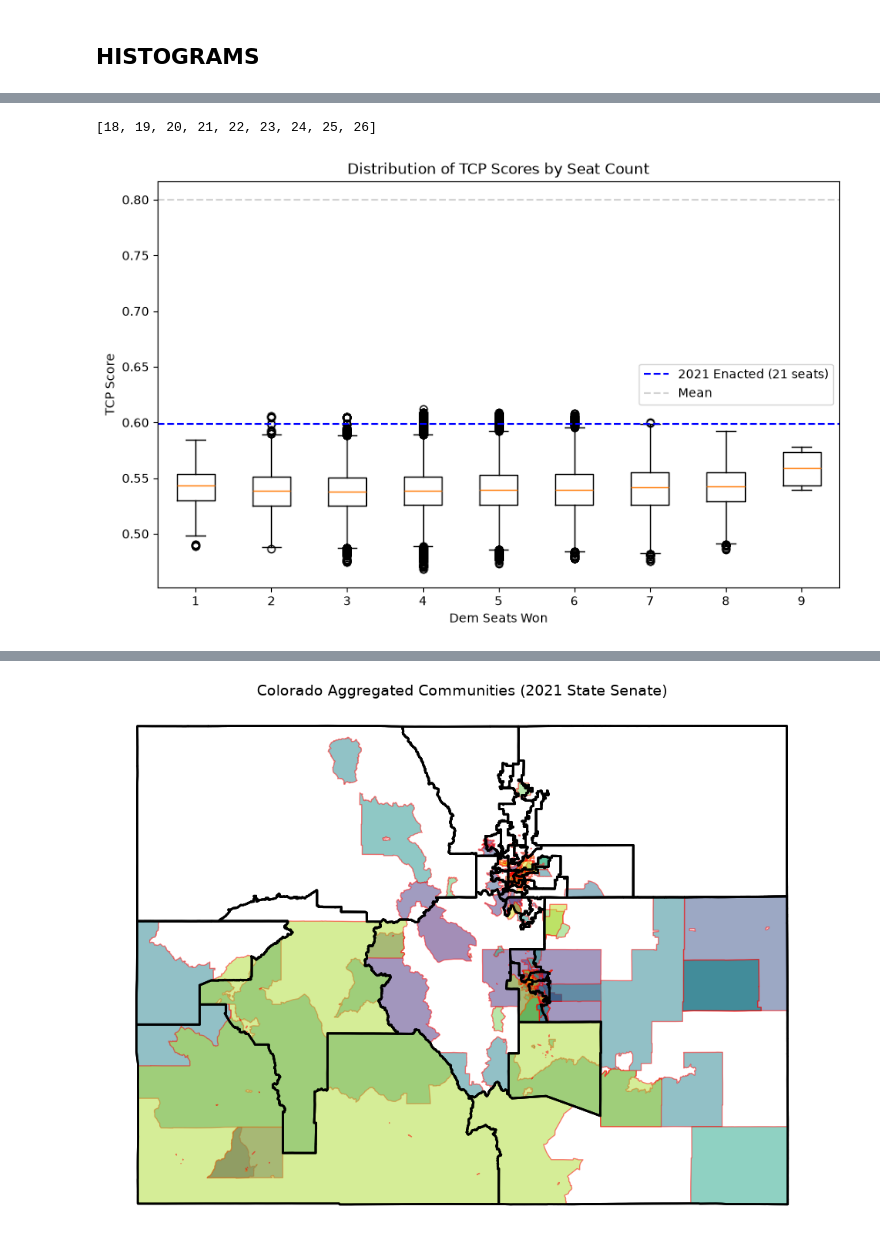
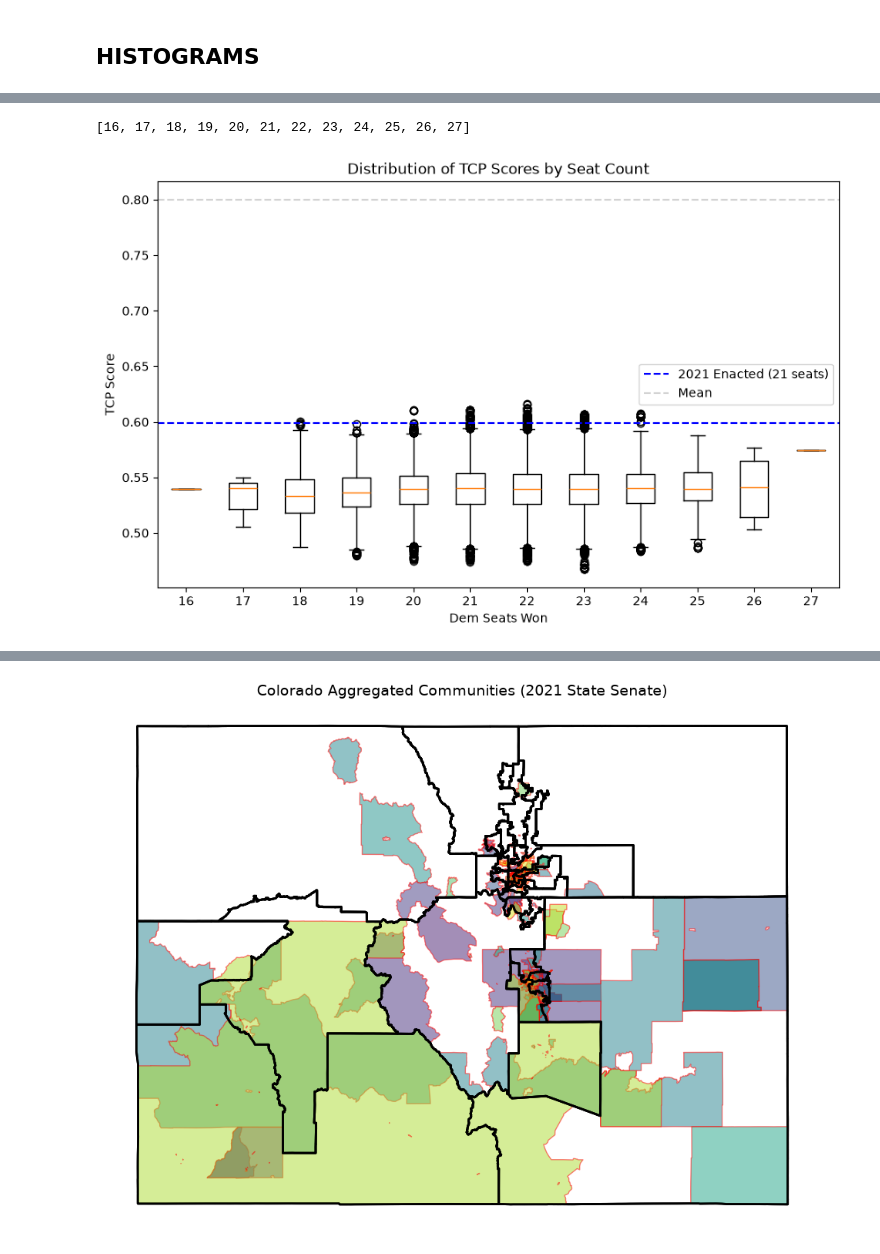
Before and after one commit to jevonlipsey/coi-preservation-project, a Jupyter notebook: co/co_2021_ss.ipynb, the cells around one changed output, grey strips where cells are left out. Saved outputs shown, nothing was run; the diff lists cells and outputs as text; code cells hidden in the pictures.

```diff
--- a/co/co_2021_ss.ipynb
+++ b/co/co_2021_ss.ipynb
@@ -32,6 +35,8 @@ staet_senate_2021 = gpd.read_file("data/2021_Approved_Senate_Plan_w_Final_Adjust
 # %% [markdown]
 ## PLOTTING
 # %%
+if cois.crs != vtds.crs:
+    vtds = vtds.to_crs(cois.crs)
 
 fig, ax = plt.subplots(figsize=(12, 10))
 
@@ -66,8 +71,10 @@ plt.show()
 #if cois.crs != vtds.crs:
     #vtds = vtds.to_crs(cois.crs)
 
-pres_cols = ['G20PREDBID', 'G20PRERTRU', 'G20PRECBLA', 'G20PRELJOR', 'G20PREGHAW', 'G20PREUWES', 'G20PREOOTH']
-vtds['TOTPOP'] = vtds[pres_cols].sum(axis=1)
+#pres_cols = ['G20PREDBID', 'G20PRERTRU', 'G20PRECBLA', 'G20PRELJOR', 'G20PREGHAW', 'G20PREUWES', 'G20PREOOTH']
+#vtds['TOTPOP'] = vtds[pres_cols].sum(axis=1)
+
+vtds['TOTVOTES20'] = vtds['PRE20D'] + vtds['PRE20R'] + vtds['PRE20O']
 
 
 vtds['vtd_area'] = vtds.geometry.area
@@ -76,11 +83,11 @@ overlaps['coi_fraction'] = overlaps.geometry.area / overlaps['vtd_area']
 
 clean_overlaps = overlaps[overlaps['coi_fraction'] > 0.01].copy()
 
-clean_overlaps['coi_pop'] = clean_overlaps['TOTPOP'] * clean_overlaps['coi_fraction']
+clean_overlaps['coi_pop'] = clean_overlaps['TOTVOTES20'] * clean_overlaps['coi_fraction']
 
 coi_dict = {}
 for index, row in clean_overlaps.iterrows():
-    vtd_name = row['NAME']
+    vtd_name = row['NAME20']
     cluster_id = row['entry_ID']
     population_chunk = row['coi_pop']
 
@@ -90,6 +97,6 @@ for index, row in clean_overlaps.iterrows():
     coi_dict[vtd_name][cluster_id] = population_chunk
 
 
-vtds['COI_POPS'] = [coi_dict.get(name, {}) for name in vtds['NAME']]
+vtds['COI_POPS'] = [coi_dict.get(name, {}) for name in vtds['NAME20']]
 # %% [output]
   vtds['vtd_area'] = vtds.geometry.area
@@ -256,8 +257,8 @@ def count_dem_wins(partition):
             # grab node info
             node_attrs = partition.graph.nodes[node_id]
             # get vote pop and total pop
-            dem_pop += node_attrs['G20PREDBID']
-            tot_pop += node_attrs['TOTPOP']
+            dem_pop += node_attrs['PRE20D']
+            tot_pop += node_attrs['TOTVOTES20']
 
         if dem_pop / tot_pop > 0.5:
             dem_wins += 1
@@ -273,8 +274,8 @@ def dem_share(partition):
             # grab node info
             node_attrs = partition.graph.nodes[node_id]
             # get vote pop and total pop
-            dem_pop += node_attrs['G20PREDBID']
-            tot_pop += node_attrs['TOTPOP']
+            dem_pop += node_attrs['PRE20D']
+            tot_pop += node_attrs['TOTVOTES20']
 
         dem_share = dem_pop / tot_pop if tot_pop > 0 else 0
         dem_shares.append(dem_share)
@@ -292,8 +293,8 @@ def dem_boxes(partition):
             # grab node info
             node_attrs = partition.graph.nodes[node_id]
             # get vote pop and total pop
-            dem_pop += node_attrs['G20PREDBID']
-            tot_pop += node_attrs['TOTPOP']
+            dem_pop += node_attrs['PRE20D']
+            tot_pop += node_attrs['TOTVOTES20']
         dem_share = dem_pop / tot_pop
         dem_shares.append(dem_share)
     dem_shares.sort()
@@ -307,7 +308,7 @@ vtds.geometry = vtds.geometry.buffer(0)
 g = Graph.from_geodataframe(vtds)
 
 # Colorado has 35 state senate districts
-total_population = sum(node.get('TOTPOP', 1) for node in g.nodes.values())
+total_population = sum(node.get('TOTVOTES20', 1) for node in g.nodes.values())
 target_pop = total_population / 35
 
 # using a gerrychain method to start with 8 equal nice contiguous parts
@@ -315,7 +316,7 @@ starting_assignment = recursive_tree_part(
     g,
     parts=range(35),
     pop_target=target_pop,
-    pop_col="TOTPOP",
+    pop_col="TOTVOTES20",
     epsilon=0.05
 )
 
@@ -333,7 +334,7 @@ initial_partition = Partition(
 )
 
 ## init chain
-proposal = partial(recom, pop_col="TOTPOP", pop_target=target_pop, epsilon=0.05, node_repeats=2)
+proposal = partial(recom, pop_col="TOTVOTES20", pop_target=target_pop, epsilon=0.05, node_repeats=2)
 chain = MarkovChain(
     proposal=proposal,
     constraints=[contiguous],
@@ -540,21 +546,21 @@ plt.show()
 # %%
 seats_with_data = [s for s in range(36) if len(tcp_scores_by_seats[s]) > 0]
 data_to_plot = [tcp_scores_by_seats[s] for s in seats_with_data]
 print(seats_with_data)
 
 plt.figure(figsize=(10, 6))
 plt.boxplot(data_to_plot)
 plt.axhline(score_2021, color="blue", linestyle="dashed", label=f"2021 Enacted ({wins_2021} seats)")
 plt.axhline(DESIRED_TCP, color="lightgrey", linestyle="dashed", label="Mean")
 plt.xlabel("Dem Seats Won")
 plt.ylabel("TCP Score")
-#plt.xticks([1,2,3,4,5], [3,4,5,6,7])
+plt.xticks([1,2,3,4,5,6,7,8,9,10,11,12],[16,17,18,19,20,21,22,23,24,25,26,27])
 plt.title("Distribution of TCP Scores by Seat Count")
 plt.legend()
 plt.show()
 # %% [output]
-[18, 19, 20, 21, 22, 23, 24, 25, 26]
+[16, 17, 18, 19, 20, 21, 22, 23, 24, 25, 26, 27]
-[figure, old version]
+[figure, new version]
 # %%
 
 print("plotting most preserved map:")
```
Also changed, not shown: parts of 8 cells of this notebook, 10 other files.
